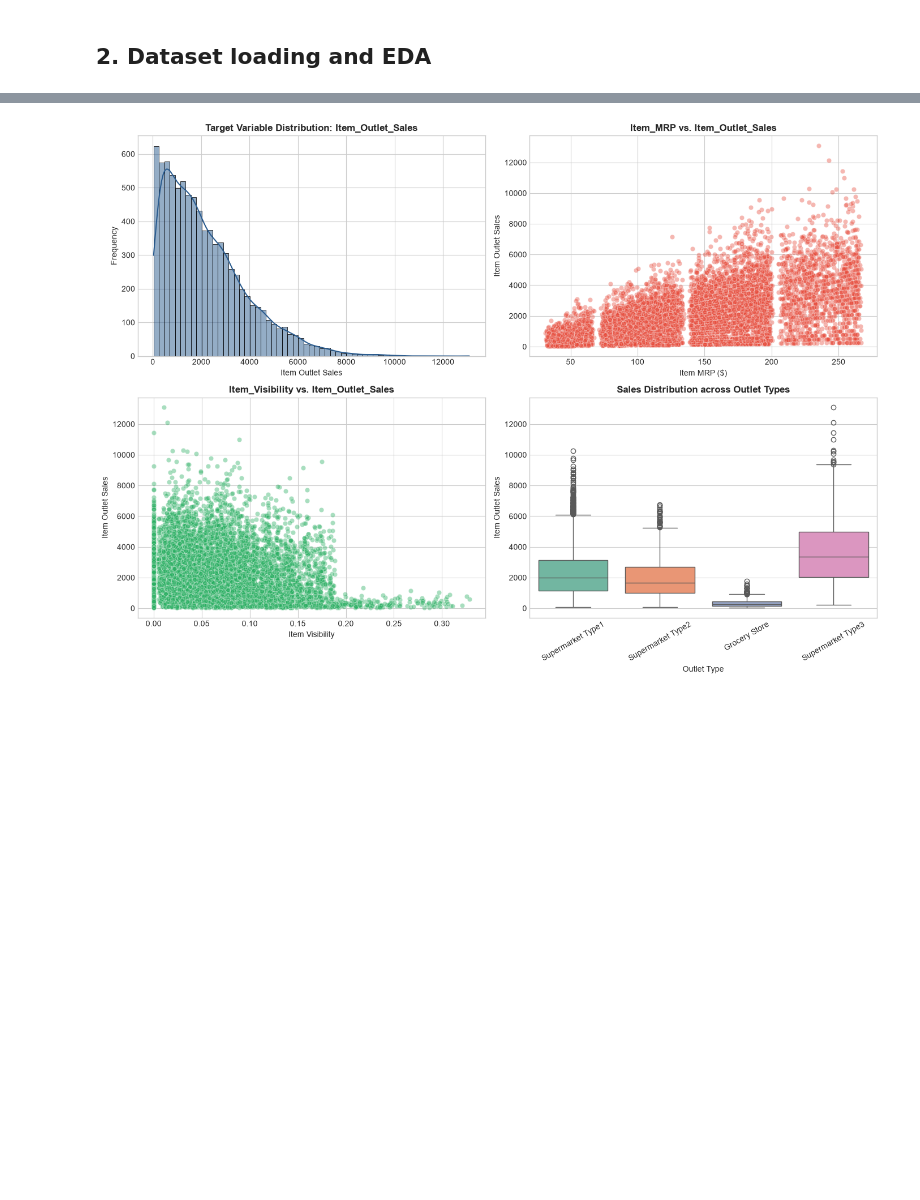
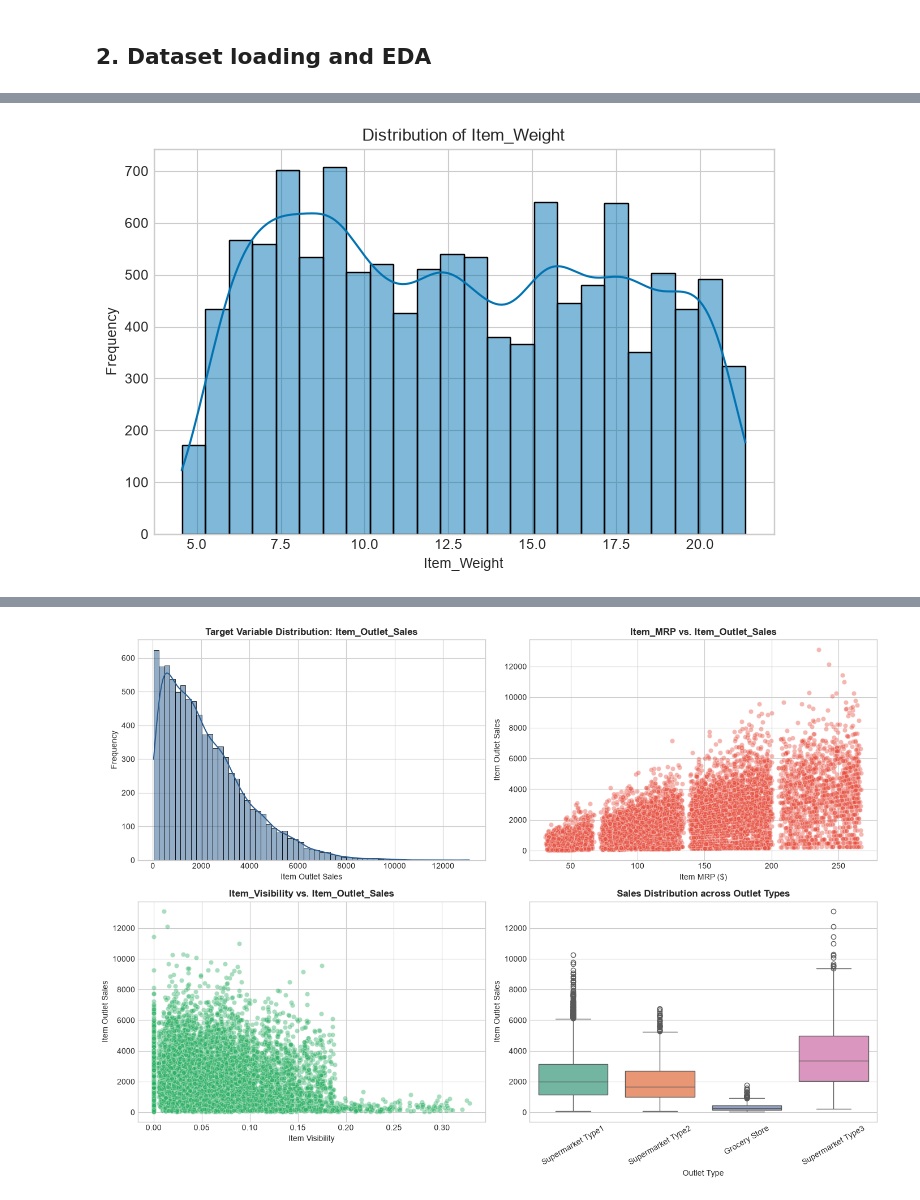
Before and after one commit to Nikhil-Jones/ML-Algorithms, a Jupyter notebook: notebooks/regression/10_KNN.ipynb, the cells around one changed output, grey strips where cells are left out. Cells and saved outputs as stored; diff of their text form; code cells hidden in the pictures; blank space fills up the shorter version.

Commit message:
(feat) : Updated full preprocessing in PartB regression models

```diff
--- a/notebooks/regression/10_KNN.ipynb
+++ b/notebooks/regression/10_KNN.ipynb
@@ -54,0 +26,88 @@ Name: Item_Outlet_Sales, dtype: float64
+# %%
+data_path = r'data/regression/data.csv'
+df = pd.read_csv(data_path)
+
+print("Dataset Shape:", df.shape)
+
+print("\nData Types:")
+print(df.dtypes)
+
+print("\nMissing Values Count:")
+print(df.isnull().sum()[df.isnull().sum() > 0])
+
+print("\nDuplicate Rows:", df.duplicated().sum())
+
+print("\nNumerical Features Summary:")
+print(df.describe())
+
+print("\nCategorical Features Summary:")
+print(df.describe(include='object'))
+
+print("\nTarget Distribution Summary ('Item_Outlet_Sales'):")
+print(df['Item_Outlet_Sales'].describe())
+
+numerical_features = df.select_dtypes(include=['int64', 'float64']).columns
+categorical_features = df.select_dtypes(include=['object']).columns
+
+for feature in numerical_features:
+    plt.figure(figsize=(8, 5))
+    sns.histplot(df[feature].dropna(), kde=True)
+    plt.title(f'Distribution of {feature}')
+    plt.xlabel(feature)
+    plt.ylabel('Frequency')
+    plt.show()
+
+for feature in categorical_features:
+    plt.figure(figsize=(10, 5))
+    sns.countplot(data=df, x=feature)
+    plt.title(f'Distribution of {feature}')
+    plt.xlabel(feature)
+    plt.ylabel('Count')
+    plt.xticks(rotation=45)
+    plt.show()
+
+plt.figure(figsize=(12, 8))
+correlation_matrix = df[numerical_features].corr()
+
+sns.heatmap(
+    correlation_matrix,
+    annot=True,
+    cmap='coolwarm',
+    fmt='.2f',
+    linewidths=0.5
+)
+
+plt.title('Correlation Heatmap')
+plt.show()
+
+plt.figure(figsize=(8, 5))
+sns.histplot(df['Item_Outlet_Sales'].dropna(), kde=True)
+plt.title('Distribution of Item Outlet Sales')
+plt.xlabel('Item Outlet Sales')
+plt.ylabel('Frequency')
+plt.show()
+
+plt.figure(figsize=(8, 5))
+sns.scatterplot(
+    data=df,
+    x='Item_MRP',
+    y='Item_Outlet_Sales'
+)
+
+plt.title('Item MRP vs Item Outlet Sales')
+plt.xlabel('Item MRP')
+plt.ylabel('Item Outlet Sales')
+plt.show()
+
+plt.figure(figsize=(8, 5))
+sns.scatterplot(
+    data=df,
+    x='Item_Weight',
+    y='Item_Outlet_Sales'
+)
+
+plt.title('Item Weight vs Item Outlet Sales')
+plt.xlabel('Item Weight')
+plt.ylabel('Item Outlet Sales')
+plt.show()
+# %% [output]
@@ -54,0 +131 @@ Name: Item_Outlet_Sales, dtype: float64
+[figure, added]
```
Also changed, not shown: parts of 3 cells of this notebook, 4 other files.
